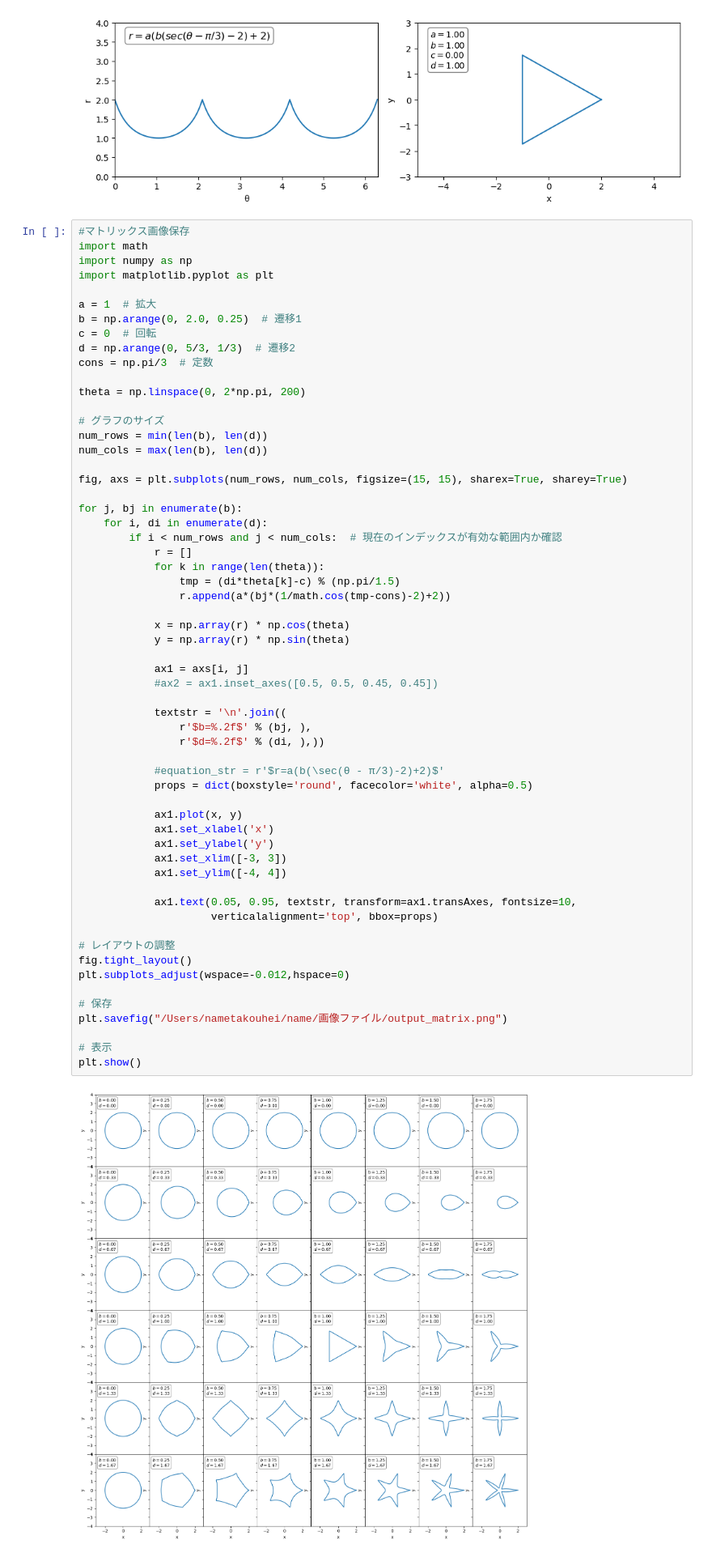
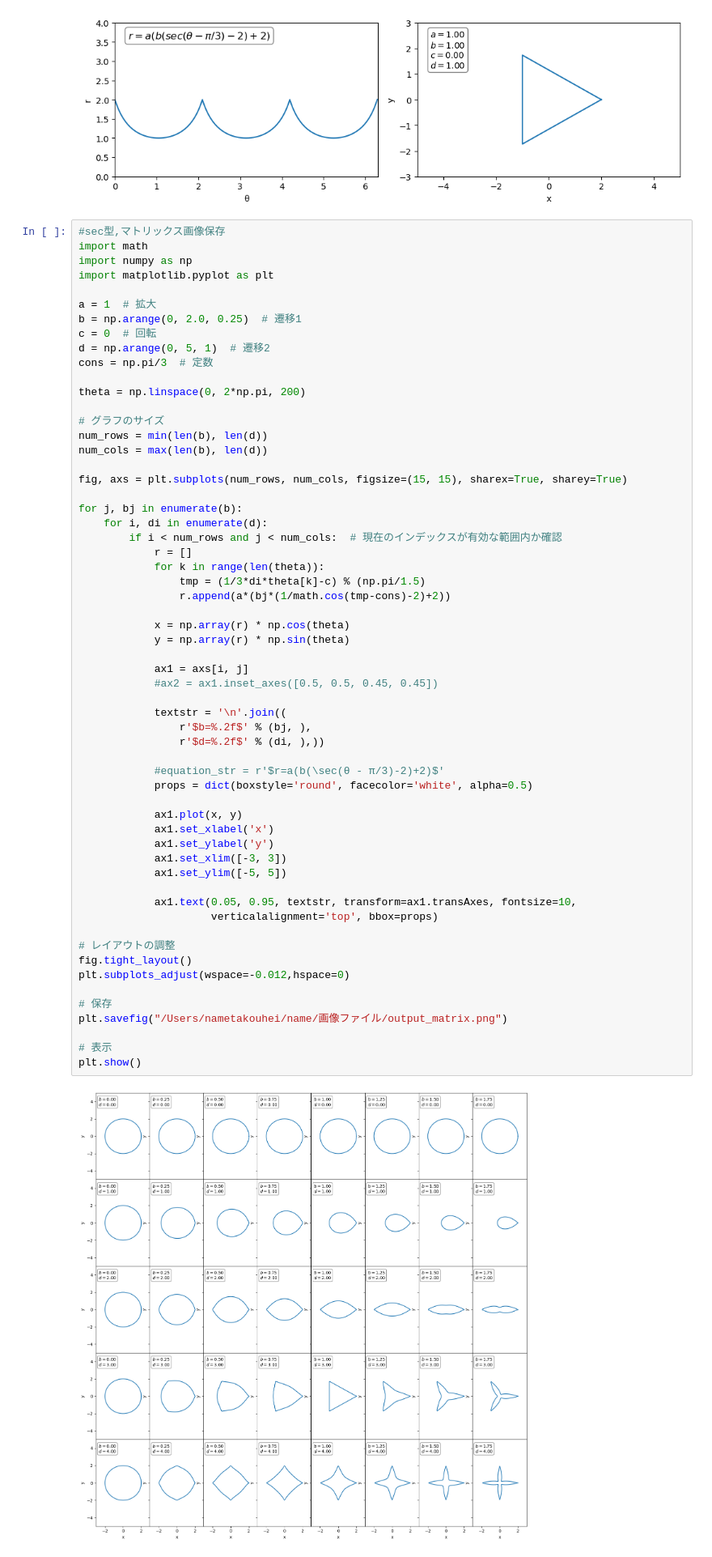
Before and after one commit to nameko-ko/name, a Jupyter notebook: ContourFunction.ipynb, the cells around one changed output. Shown at 81% size. Saved outputs shown, nothing was run; the diff lists cells and outputs as text.

```diff
--- a/ContourFunction.ipynb
+++ b/ContourFunction.ipynb
@@ -117,7 +117,7 @@ plt.show()
 # %% [output]
 [figure]
 # %%
-#マトリックス画像保存
+#sec型,マトリックス画像保存
 import math
 import numpy as np
 import matplotlib.pyplot as plt
@@ -125,7 +125,7 @@ import matplotlib.pyplot as plt
 a = 1  # 拡大
 b = np.arange(0, 2.0, 0.25)  # 遷移1
 c = 0  # 回転
-d = np.arange(0, 5/3, 1/3)  # 遷移2
+d = np.arange(0, 5, 1)  # 遷移2
 cons = np.pi/3  # 定数
 
 theta = np.linspace(0, 2*np.pi, 200)
@@ -141,39 +141,39 @@ for j, bj in enumerate(b):
         if i < num_rows and j < num_cols:  # 現在のインデックスが有効な範囲内か確認
             r = []
             for k in range(len(theta)):
-                tmp = (di*theta[k]-c) % (np.pi/1.5)
+                tmp = (1/3*di*theta[k]-c) % (np.pi/1.5)
                 r.append(a*(bj*(1/math.cos(tmp-cons)-2)+2))
 
             x = np.array(r) * np.cos(theta)
             y = np.array(r) * np.sin(theta)
 
             ax1 = axs[i, j]
             #ax2 = ax1.inset_axes([0.5, 0.5, 0.45, 0.45])
 
             textstr = '\n'.join((
                 r'$b=%.2f$' % (bj, ),
                 r'$d=%.2f$' % (di, ),))
 
             #equation_str = r'$r=a(b(\sec(θ - π/3)-2)+2)$'
             props = dict(boxstyle='round', facecolor='white', alpha=0.5)
 
             ax1.plot(x, y)
             ax1.set_xlabel('x')
             ax1.set_ylabel('y')
             ax1.set_xlim([-3, 3])
-            ax1.set_ylim([-4, 4])
+            ax1.set_ylim([-5, 5])
 
             ax1.text(0.05, 0.95, textstr, transform=ax1.transAxes, fontsize=10,
                      verticalalignment='top', bbox=props)
 
 # レイアウトの調整
 fig.tight_layout()
 plt.subplots_adjust(wspace=-0.012,hspace=0)
 
 # 保存
 plt.savefig("/Users/nametakouhei/name/画像ファイル/output_matrix.png")
 
 # 表示
 plt.show()
 # %% [output]
-[figure, old version]
+[figure, new version]
```
Also changed, not shown: parts of 1 cell of this notebook, 8 other files.
